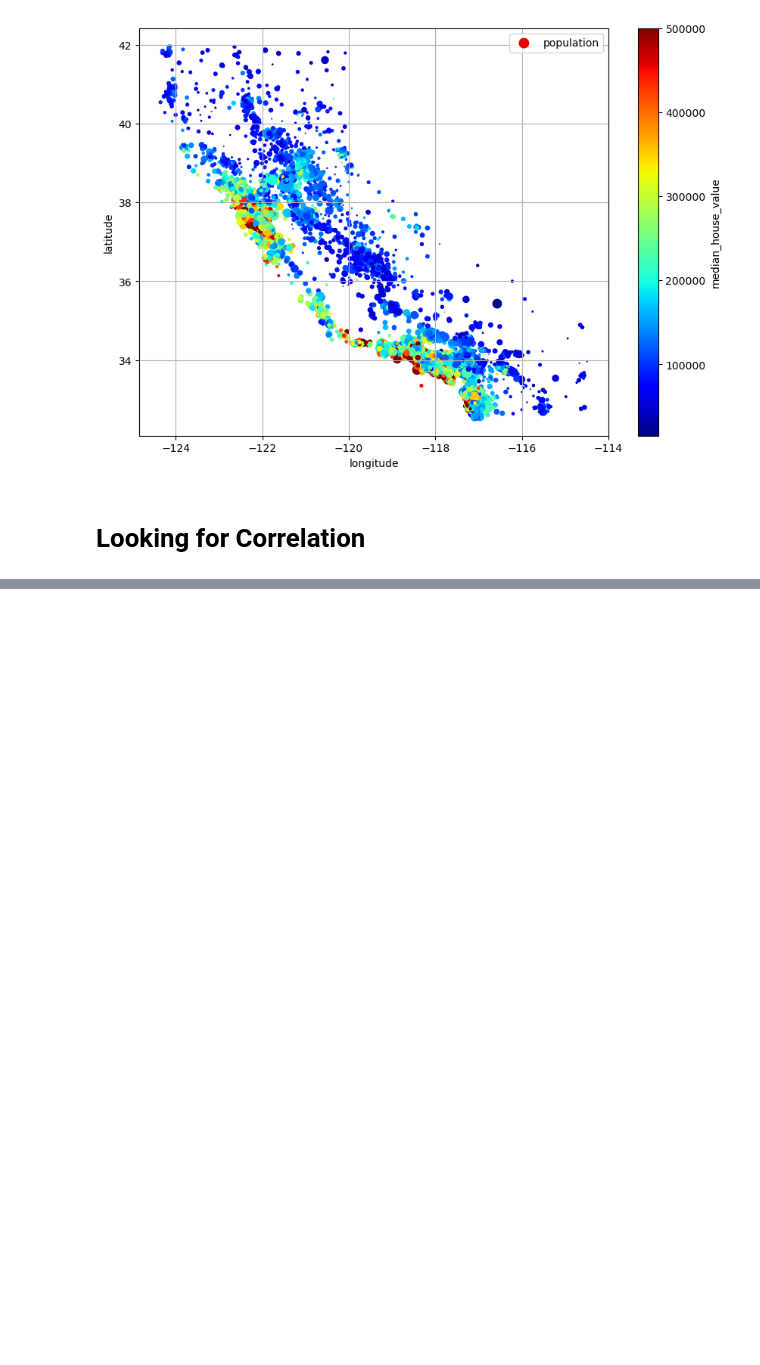
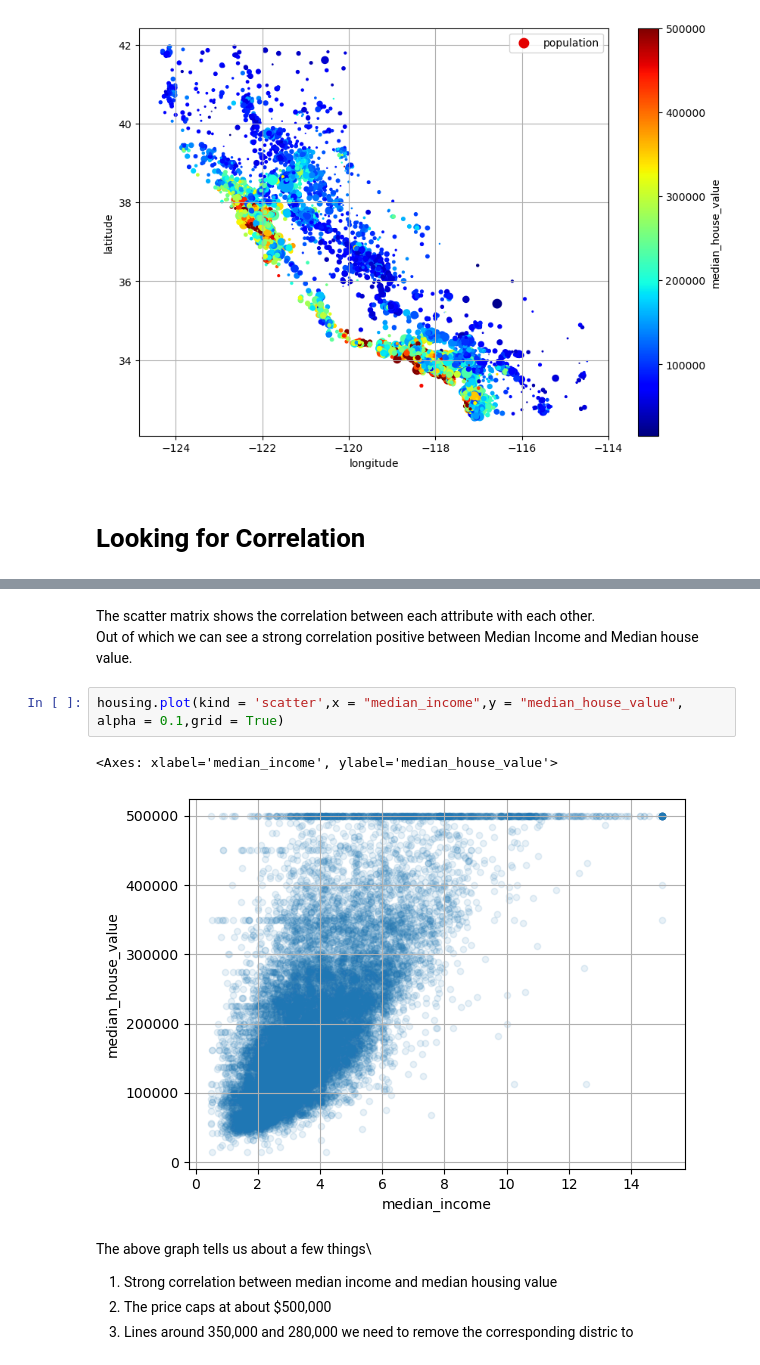
Before and after one commit to Aryan1Mahahjan/ML-Learning, a Jupyter notebook: ML learning/End_to_End_projects.ipynb, the cells around one changed output, grey strips where cells are left out. Saved outputs shown, nothing was run; the diff lists cells and outputs as text; blank space fills up the shorter version.

```diff
--- a/ML learning/End_to_End_projects.ipynb
+++ b/ML learning/End_to_End_projects.ipynb
@@ -180,0 +197,13 @@ housing.plot(kind = "scatter", x = "longitude", y = "latitude", grid = True, s =
+# %% [markdown]
+The scatter matrix shows the correlation between each attribute with each other. \
+Out of which we can see a strong correlation positive between Median Income and Median house value.
+# %%
+housing.plot(kind = 'scatter',x = "median_income",y = "median_house_value", alpha = 0.1,grid = True)
+# %% [output]
+<Axes: xlabel='median_income', ylabel='median_house_value'>
+[figure, added]
+# %% [markdown]
+The above graph tells us about a few things\
+1. Strong correlation between median income and median housing value
+2. The price caps at about $500,000
+3. Lines around 350,000 and 280,000 we need to remove the corresponding distric to
```
Also changed, not shown: parts of 5 cells of this notebook.
